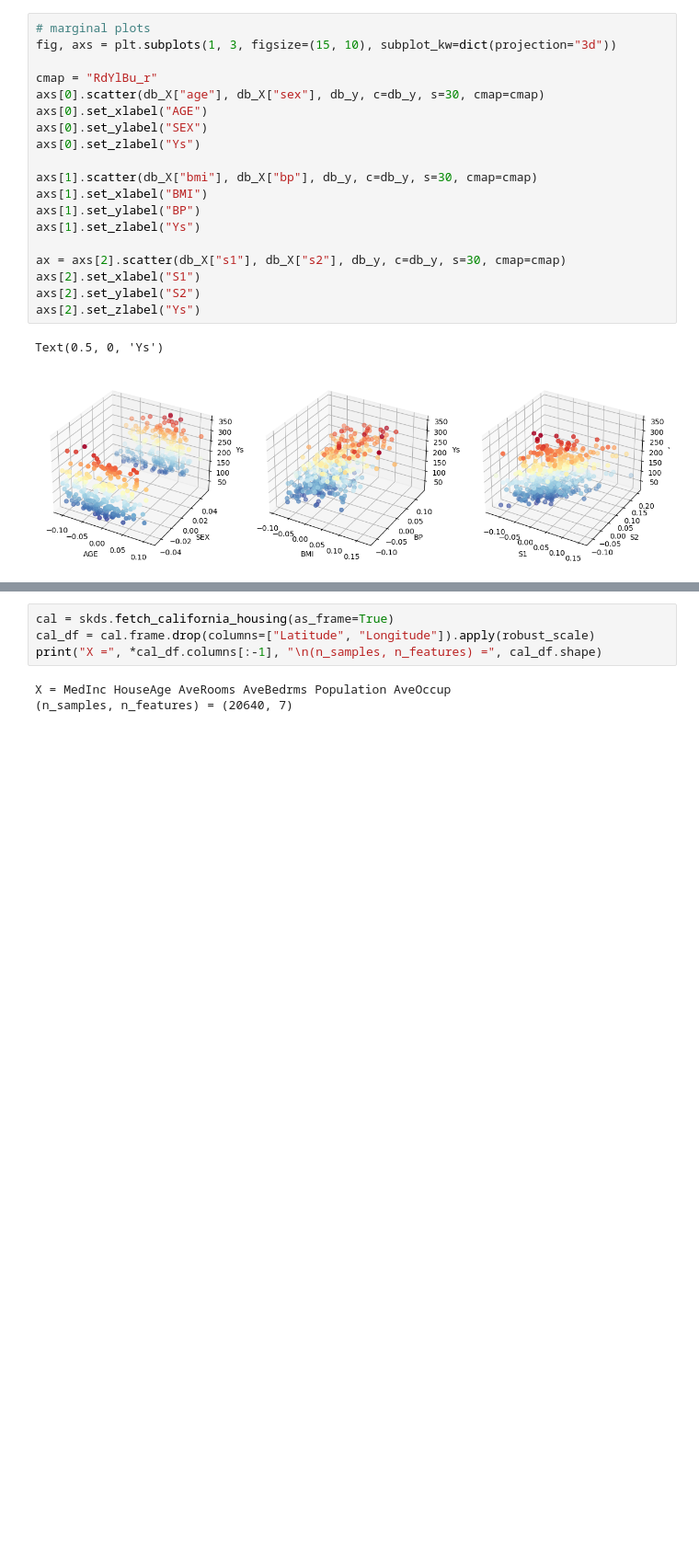
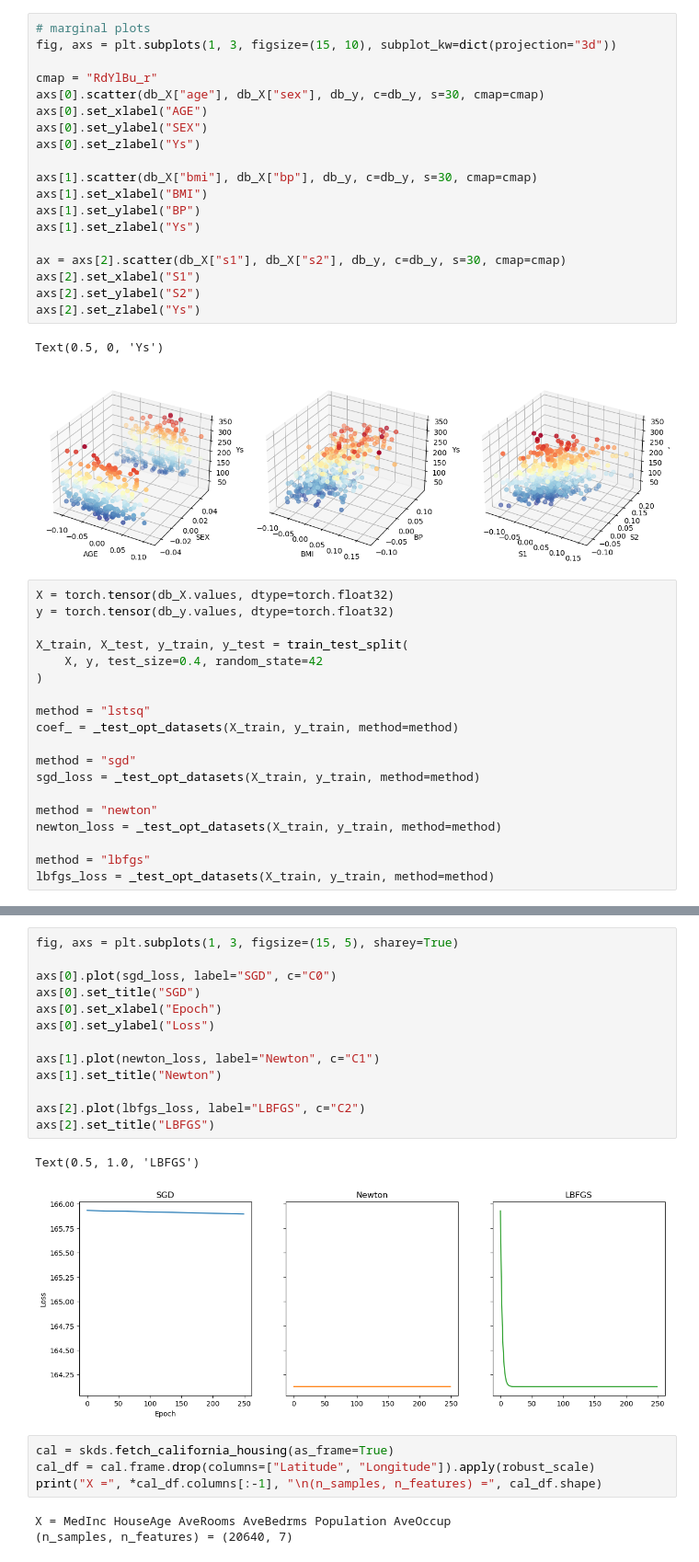
Before and after one commit to ryanhammonds/dsc210, a Jupyter notebook: project/fetch_datasets.ipynb, the cells around one changed output, grey strips where cells are left out. Shown at 92% size. Cells and saved outputs as stored; diff of their text form; blank space fills up the shorter version.

Commit message:
test datasets using prediction error

```diff
--- a/project/fetch_datasets.ipynb
+++ b/project/fetch_datasets.ipynb
@@ -140,3 +162,22 @@ axs[2].set_zlabel("Ys")
 # %% [output]
 Text(0.5, 0, 'Ys')
 [figure]
+# %%
+X = torch.tensor(db_X.values, dtype=torch.float32)
+y = torch.tensor(db_y.values, dtype=torch.float32)
+
+X_train, X_test, y_train, y_test = train_test_split(
+    X, y, test_size=0.4, random_state=42
+)
+
+method = "lstsq"
+coef_ = _test_opt_datasets(X_train, y_train, method=method)
+
+method = "sgd"
+sgd_loss = _test_opt_datasets(X_train, y_train, method=method)
+
+method = "newton"
+newton_loss = _test_opt_datasets(X_train, y_train, method=method)
+
+method = "lbfgs"
+lbfgs_loss = _test_opt_datasets(X_train, y_train, method=method)
@@ -143,3 +196,19 @@ Text(0.5, 0, 'Ys')
+# %%
+fig, axs = plt.subplots(1, 3, figsize=(15, 5), sharey=True)
+
+axs[0].plot(sgd_loss, label="SGD", c="C0")
+axs[0].set_title("SGD")
+axs[0].set_xlabel("Epoch")
+axs[0].set_ylabel("Loss")
+
+axs[1].plot(newton_loss, label="Newton", c="C1")
+axs[1].set_title("Newton")
+
+axs[2].plot(lbfgs_loss, label="LBFGS", c="C2")
+axs[2].set_title("LBFGS")
+# %% [output]
+Text(0.5, 1.0, 'LBFGS')
+[figure, added]
 # %%
 cal = skds.fetch_california_housing(as_frame=True)
 cal_df = cal.frame.drop(columns=["Latitude", "Longitude"]).apply(robust_scale)
```
Also changed, not shown: parts of 9 cells of this notebook, 1 other file.
